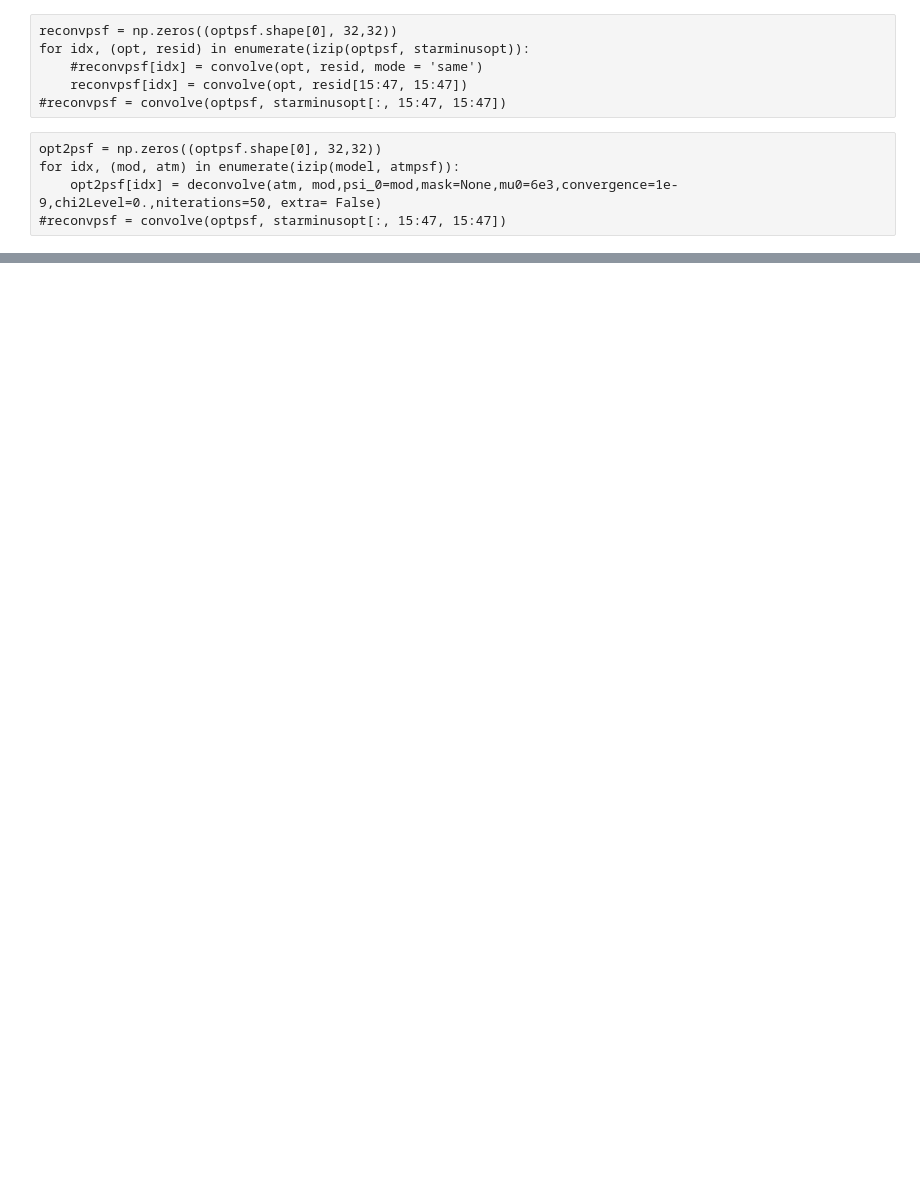
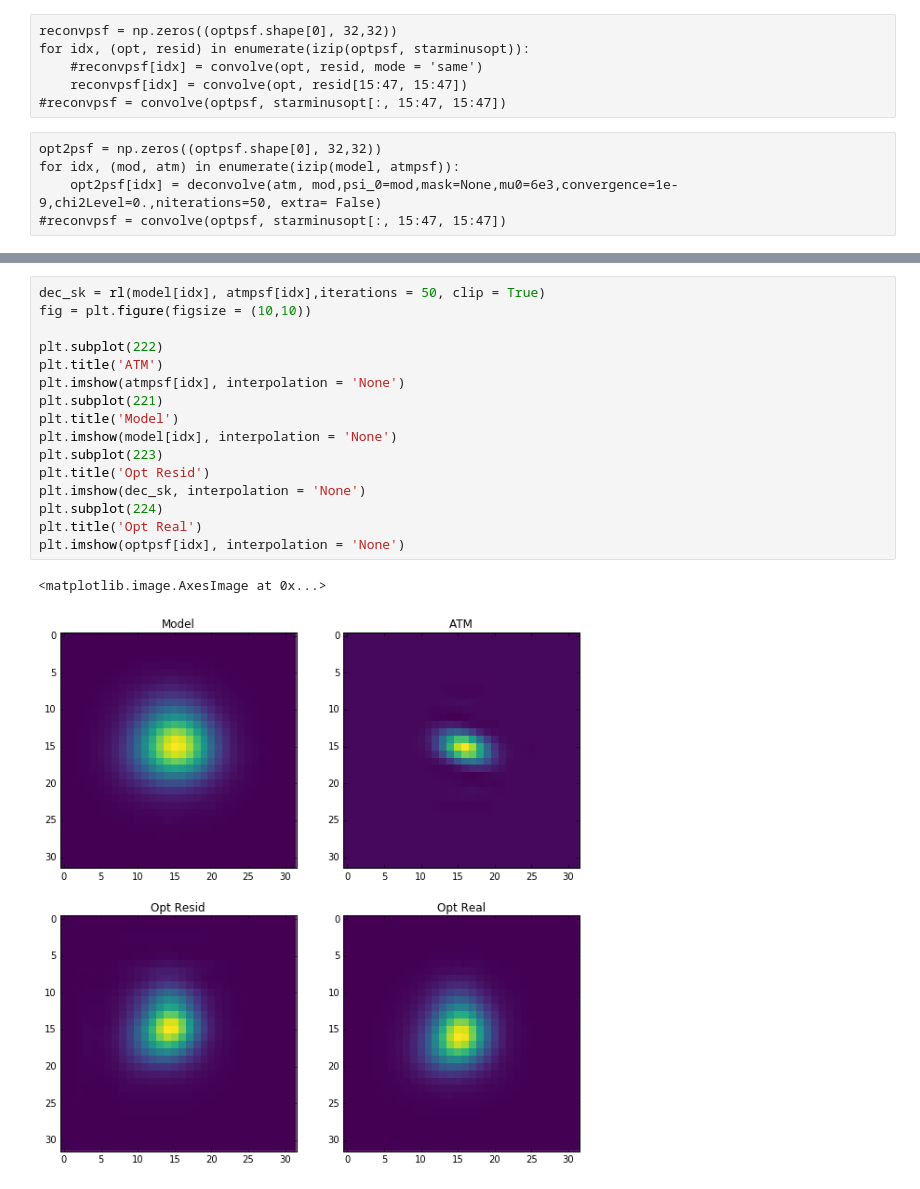
Before and after one commit to aaronroodman/DeconvolvePSF, a Jupyter notebook: Deconvolve Test.ipynb, the cells around one changed output, grey strips where cells are left out. Saved outputs shown, nothing was run; the diff lists cells and outputs as text; blank space fills up the shorter version.

```diff
--- a/Deconvolve Test.ipynb
+++ b/Deconvolve Test.ipynb
@@ -234,0 +256,19 @@ pwd
+# %%
+dec_sk = rl(model[idx], atmpsf[idx],iterations = 50, clip = True)
+fig = plt.figure(figsize = (10,10))
+
+plt.subplot(222)
+plt.title('ATM')
+plt.imshow(atmpsf[idx], interpolation = 'None')
+plt.subplot(221)
+plt.title('Model')
+plt.imshow(model[idx], interpolation = 'None')
+plt.subplot(223)
+plt.title('Opt Resid')
+plt.imshow(dec_sk, interpolation = 'None')
+plt.subplot(224)
+plt.title('Opt Real')
+plt.imshow(optpsf[idx], interpolation = 'None')
+# %% [output]
+<matplotlib.image.AxesImage at 0x...>
+[figure, added]
```
Also changed, not shown: parts of 7 cells of this notebook.
